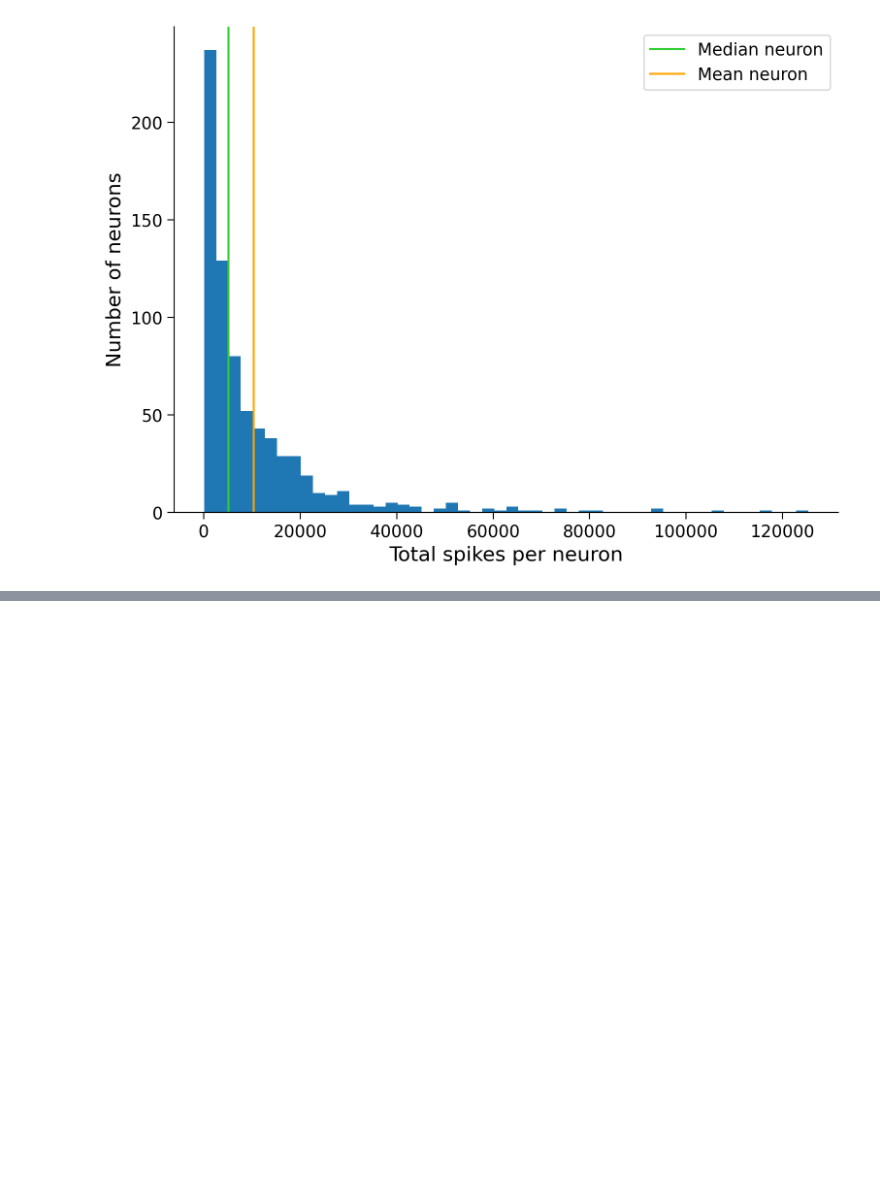
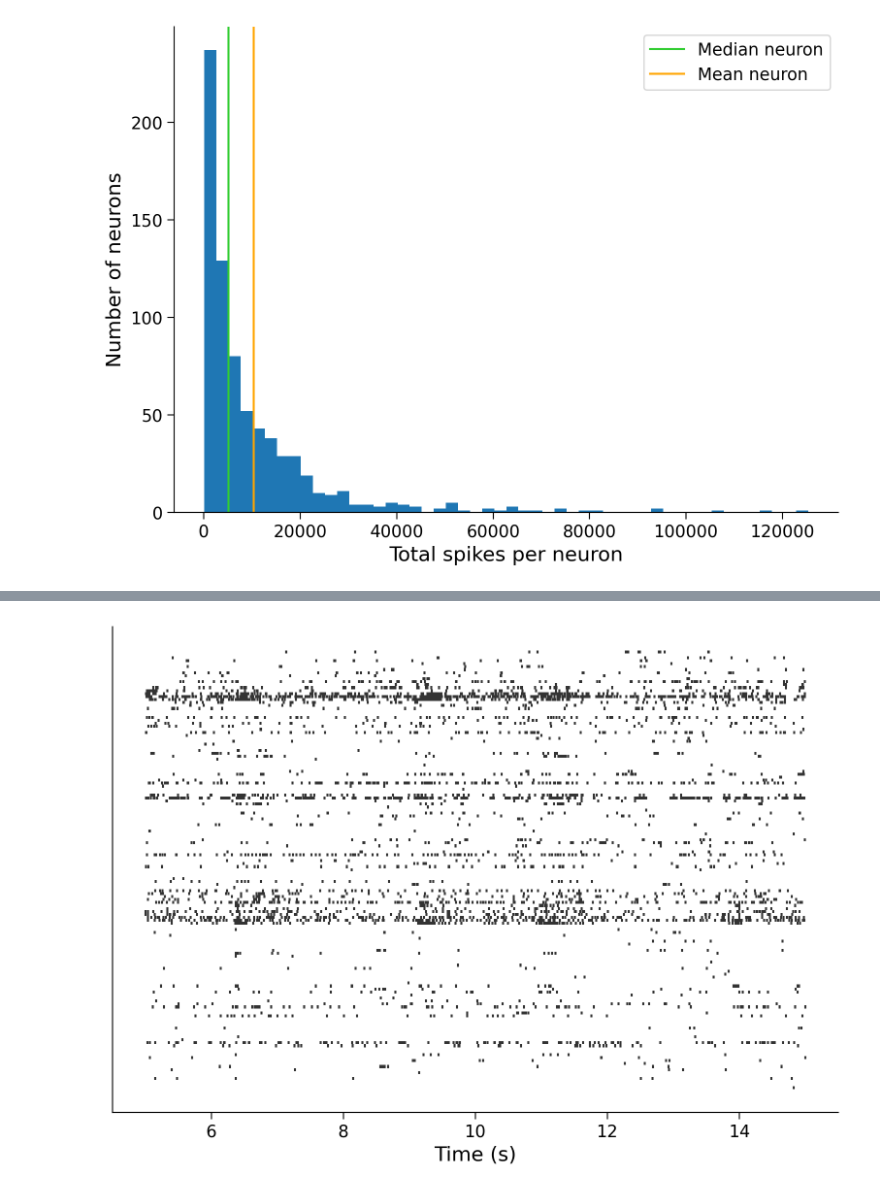
Before and after one commit to ivonnerubio/Neuromatch-Academy-Computational-Neuroscience, a Jupyter notebook: 01 Modeling/00 Model Types/00 What Models.ipynb, the cells around one changed output, grey strips where cells are left out. Cells and saved outputs as stored; diff of their text form; code cells hidden in the pictures; blank space fills up the shorter version.

```diff
--- a/Statistics/Model Types.ipynb
+++ b/01 Modeling/00 Model Types/00 What Models.ipynb
@@ -127,0 +150,7 @@ internal_spike_times = restrict_spike_times(spike_times, t_interval)
+# %%
+neuron_idx = np.arange(0,len(spike_times),5)
+plt.eventplot(interval_spike_times[neuron_idx], color=".2")
+plt.xlabel("Time (s)")
+plt.yticks([]);
+# %% [output]
+[figure, added]
```
Also changed, not shown: parts of 7 cells of this notebook, 1 other file.
